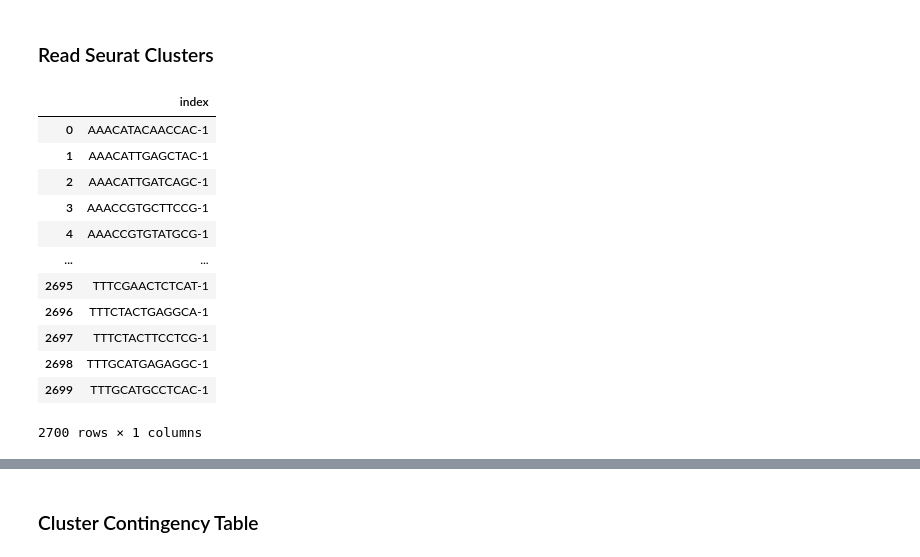
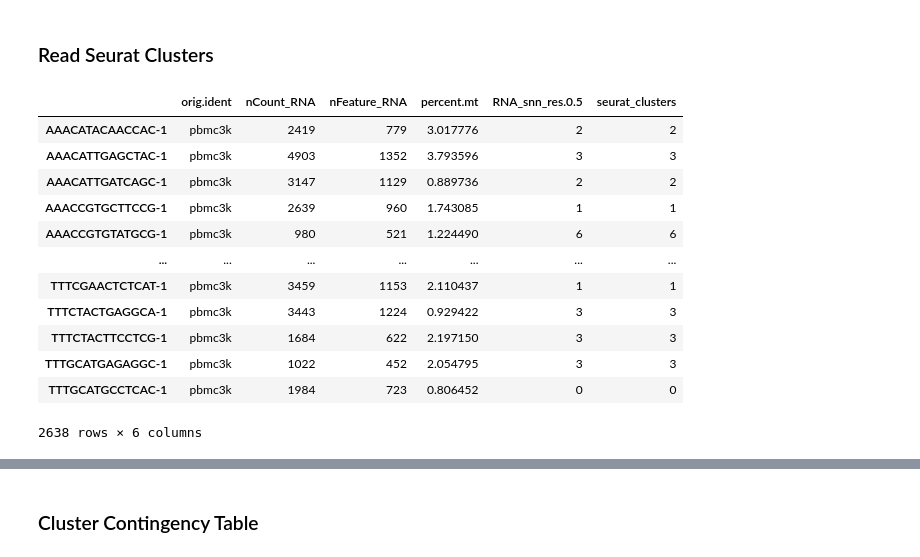
Before and after one commit to mxngjxa/scRNA-clustering-FTCNC, a Jupyter notebook: v0.0.3_ROBUST_PyroLDA_50Topics_20Embeddings_KMeans.ipynb, the cells around one changed output, grey strips where cells are left out. Saved outputs shown, nothing was run; the diff lists cells and outputs as text; code cells hidden in the pictures.

```diff
--- a/v0.0.3_ROBUST_PyroLDA_50Topics_20Embeddings_KMeans.ipynb
+++ b/v0.0.3_ROBUST_PyroLDA_50Topics_20Embeddings_KMeans.ipynb
@@ -1533,22 +1530,23 @@ adata.obs.to_csv("data/pbmc_metadata.csv")
 # %%
 seurat_clusters = pd.read_csv("data/pbmc_metadata.csv", index_col=0)
-seurat_clusters.reset_index(inplace=True)
+# seurat_clusters.reset_index(inplace=True)
-# %%
-seurat_clusters
-# %% [output]
-|  | index |
-| 0 | AAACATACAACCAC-1 |
-| 1 | AAACATTGAGCTAC-1 |
-| 2 | AAACATTGATCAGC-1 |
-| 3 | AAACCGTGCTTCCG-1 |
-| 4 | AAACCGTGTATGCG-1 |
-| ... | ... |
-| 2695 | TTTCGAACTCTCAT-1 |
-| 2696 | TTTCTACTGAGGCA-1 |
-| 2697 | TTTCTACTTCCTCG-1 |
-| 2698 | TTTGCATGAGAGGC-1 |
-| 2699 | TTTGCATGCCTCAC-1 |
-2700 rows × 1 columns
+# %%
+seurat_clusters.head().to_clipboard()
+seurat_clusters
+# %% [output]
+|  | orig.ident | nCount_RNA | nFeature_RNA | percent.mt | RNA_snn_res.0.5 | seurat_clusters |
+| AAACATACAACCAC-1 | pbmc3k | 2419 | 779 | 3.017776 | 2 | 2 |
+| AAACATTGAGCTAC-1 | pbmc3k | 4903 | 1352 | 3.793596 | 3 | 3 |
+| AAACATTGATCAGC-1 | pbmc3k | 3147 | 1129 | 0.889736 | 2 | 2 |
+| AAACCGTGCTTCCG-1 | pbmc3k | 2639 | 960 | 1.743085 | 1 | 1 |
+| AAACCGTGTATGCG-1 | pbmc3k | 980 | 521 | 1.224490 | 6 | 6 |
+| ... | ... | ... | ... | ... | ... | ... |
+| TTTCGAACTCTCAT-1 | pbmc3k | 3459 | 1153 | 2.110437 | 1 | 1 |
+| TTTCTACTGAGGCA-1 | pbmc3k | 3443 | 1224 | 0.929422 | 3 | 3 |
+| TTTCTACTTCCTCG-1 | pbmc3k | 1684 | 622 | 2.197150 | 3 | 3 |
+| TTTGCATGAGAGGC-1 | pbmc3k | 1022 | 452 | 2.054795 | 3 | 3 |
+| TTTGCATGCCTCAC-1 | pbmc3k | 1984 | 723 | 0.806452 | 0 | 0 |
+2638 rows × 6 columns
 # %%
 tsne_df_pca
 # %% [output]
```
Also changed, not shown: parts of 13 cells of this notebook, 7 other files.
